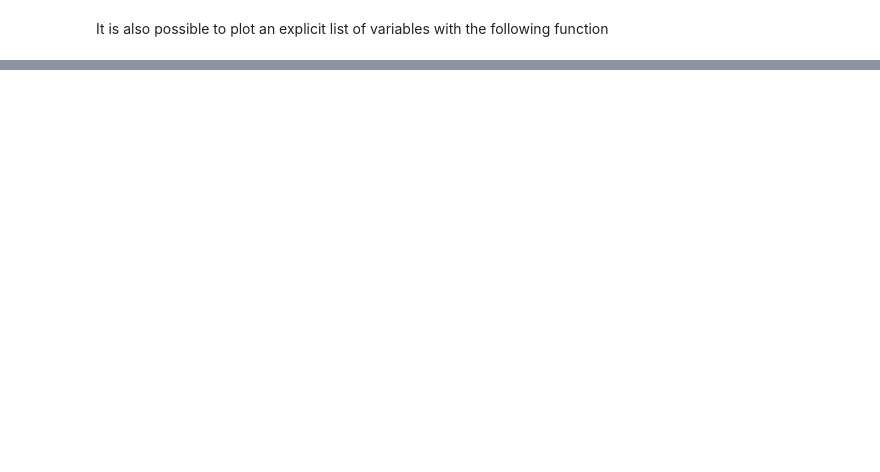
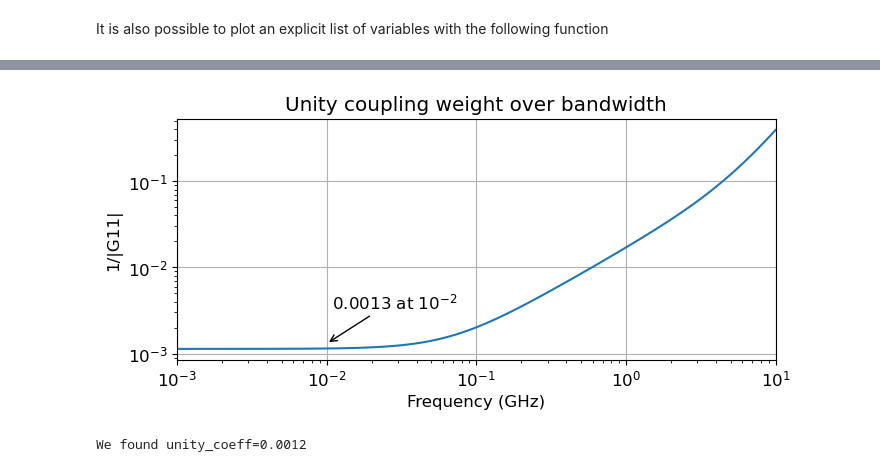
Before and after one commit to ahmedD67/dynamic-nanobrain-test-env, a Jupyter notebook: AdvancedExample.ipynb, the cells around one changed output, grey strips where cells are left out. Drawn from its saved outputs; the diff is of its cells as text; code cells hidden in the pictures; blank space fills up the shorter version.

```diff
--- a/AdvancedExample.ipynb
+++ b/AdvancedExample.ipynb
@@ -186,0 +327,35 @@ plotter.visualize_dynamic_result(result, ['H0-Vgate','H0-Vexc','K1-Vgate','K1-Ve
+# %%
+# Plot the inverse gain function to get a value for the unity coupling weight
+fig, ax = plt.subplots(figsize=(nature_double,nature_single))
+
+f_min = abs(s[0])
+plot_f_max = 10 # GHz
+
+ax.plot(abs(s),np.absolute(G11)**-1)
+#ax.plot([f_min,plot_f_max],[-3,-3],'k--')
+ax.grid('True')
+ax.set_xscale('log')
+ax.set_yscale('log')
+ax.set_xlabel('Frequency (GHz)')
+ax.set_ylabel('1/|G11|')
+ax.set_xlim(f_min,plot_f_max)
+#ax.set_ylim(-20,2)
+ax.set_title('Unity coupling weight over bandwidth')
+
+# Show value at 10^-2 GHz
+ax.annotate(f'{y[0].real**-1 : .4f} at '+r'$10^{-2}$', (x,y.real**-1),
+            xytext=(x, y.real**-1+0.002),
+            arrowprops=dict(arrowstyle='->'))
+
+
+plt.tight_layout()
+plt.savefig('unity_coeff.png',dpi=300)
+plt.show()
+# %% [output]
+[figure, added]
+# %%
+# Let's try and retrieve the unity coupling coefficient automatically
+unity_coeff = physics.unity_coupling_coefficient()
+print(f'We found unity_coeff={unity_coeff :.4f}')
+# %% [output]
+We found unity_coeff=0.0012
```
Also changed, not shown: parts of 12 cells of this notebook, 13 other files.
